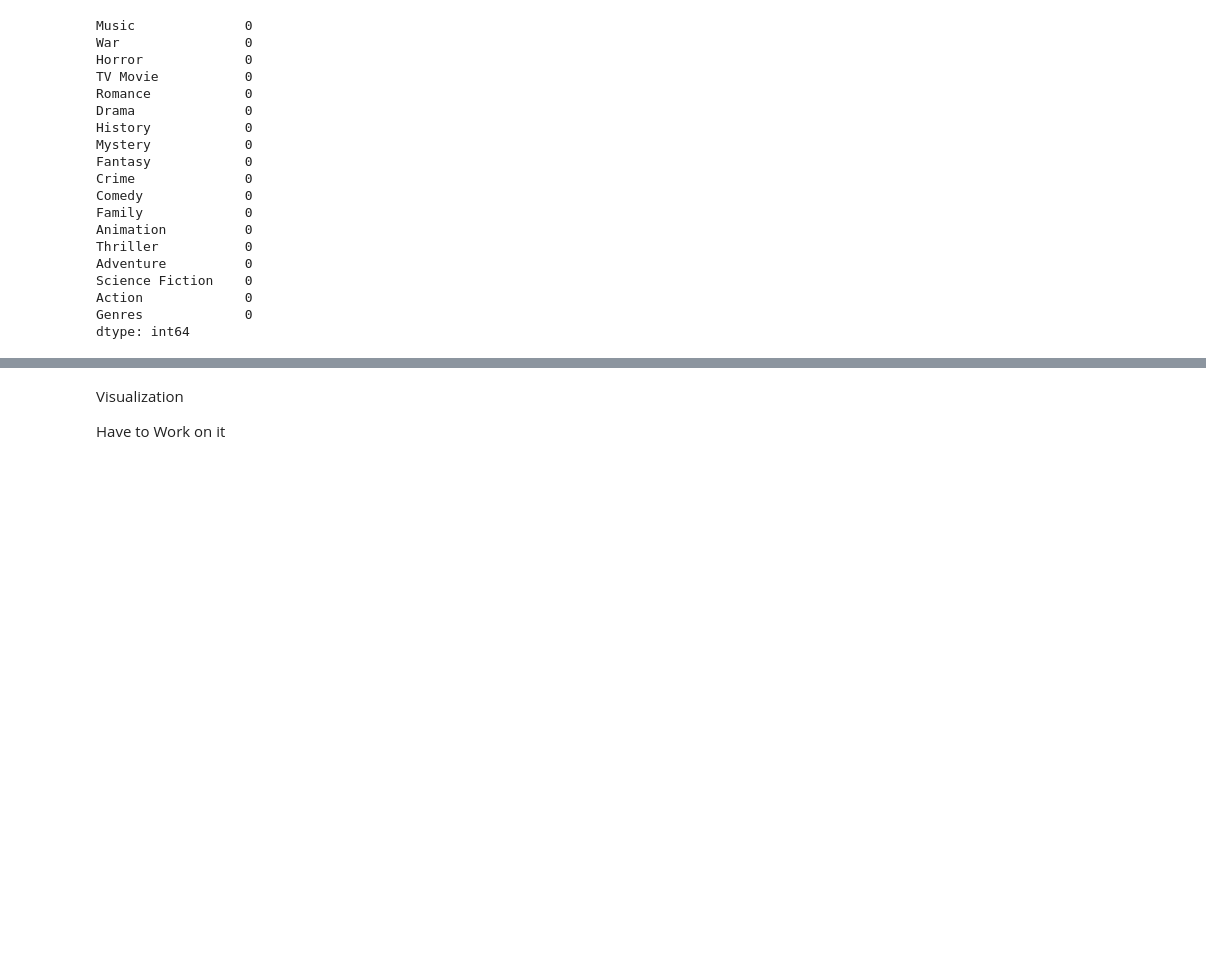
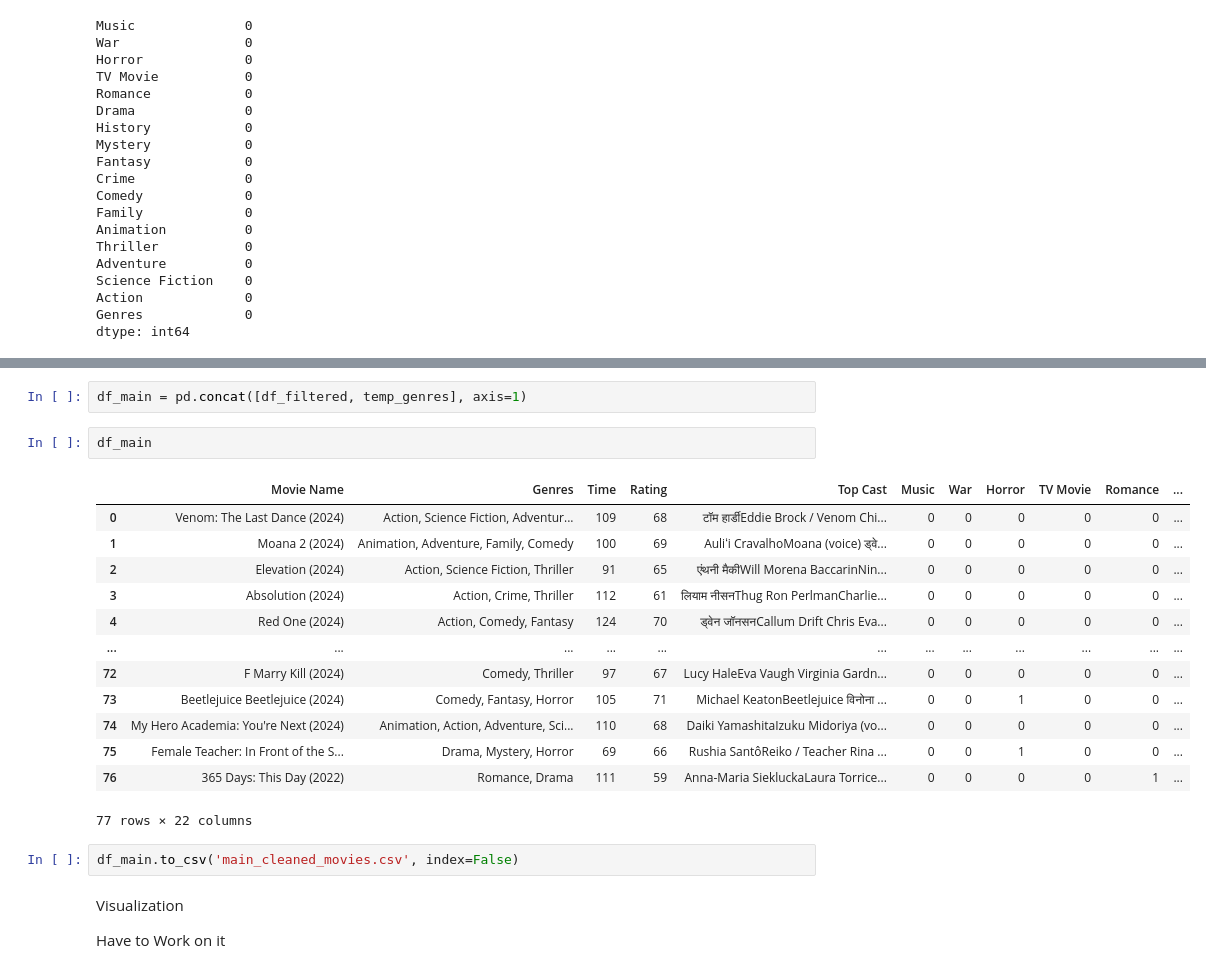
Before and after one commit to Luqmaan-Shaikh/Movie-Recommend, a Jupyter notebook: preprocessing/data_pp.ipynb, the cells around one changed output, grey strips where cells are left out. Saved outputs shown, nothing was run; the diff lists cells and outputs as text; blank space fills up the shorter version.

```diff
--- a/preprocessing/data_pp.ipynb
+++ b/preprocessing/data_pp.ipynb
@@ -489,3 +489,23 @@ temp_genres.tail()  # Check the last few rows
+# %%
+df_main = pd.concat([df_filtered, temp_genres], axis=1)
+# %%
+df_main
+# %% [output]
+|  | Movie Name | Genres | Time | Rating | Top Cast | Music | War | Horror | TV Movie | Romance | ... |
+| 0 | Venom: The Last Dance (2024) | Action, Science Fiction, Adventur... | 109 | 68 | टॉम हार्डीEddie Brock / Venom Chi... | 0 | 0 | 0 | 0 | 0 | ... |
+| 1 | Moana 2 (2024) | Animation, Adventure, Family, Comedy | 100 | 69 | Auliʻi CravalhoMoana (voice) ड्वे... | 0 | 0 | 0 | 0 | 0 | ... |
+| 2 | Elevation (2024) | Action, Science Fiction, Thriller | 91 | 65 | एंथनी मैकीWill Morena BaccarinNin... | 0 | 0 | 0 | 0 | 0 | ... |
+| 3 | Absolution (2024) | Action, Crime, Thriller | 112 | 61 | लियाम नीसनThug Ron PerlmanCharlie... | 0 | 0 | 0 | 0 | 0 | ... |
+| 4 | Red One (2024) | Action, Comedy, Fantasy | 124 | 70 | ड्वेन जॉनसनCallum Drift Chris Eva... | 0 | 0 | 0 | 0 | 0 | ... |
+| ... | ... | ... | ... | ... | ... | ... | ... | ... | ... | ... | ... |
+| 72 | F Marry Kill (2024) | Comedy, Thriller | 97 | 67 | Lucy HaleEva Vaugh Virginia Gardn... | 0 | 0 | 0 | 0 | 0 | ... |
+| 73 | Beetlejuice Beetlejuice (2024) | Comedy, Fantasy, Horror | 105 | 71 | Michael KeatonBeetlejuice विनोना ... | 0 | 0 | 1 | 0 | 0 | ... |
+| 74 | My Hero Academia: You're Next (2024) | Animation, Action, Adventure, Sci... | 110 | 68 | Daiki YamashitaIzuku Midoriya (vo... | 0 | 0 | 0 | 0 | 0 | ... |
+| 75 | Female Teacher: In Front of the S... | Drama, Mystery, Horror | 69 | 66 | Rushia SantôReiko / Teacher Rina ... | 0 | 0 | 1 | 0 | 0 | ... |
+| 76 | 365 Days: This Day (2022) | Romance, Drama | 111 | 59 | Anna-Maria SiekluckaLaura Torrice... | 0 | 0 | 0 | 0 | 1 | ... |
+77 rows × 22 columns
+# %%
+df_main.to_csv('main_cleaned_movies.csv', index=False)
 # %% [markdown]
 Visualization
 
```
Also changed, not shown: parts of 19 cells of this notebook, 1 other file.
